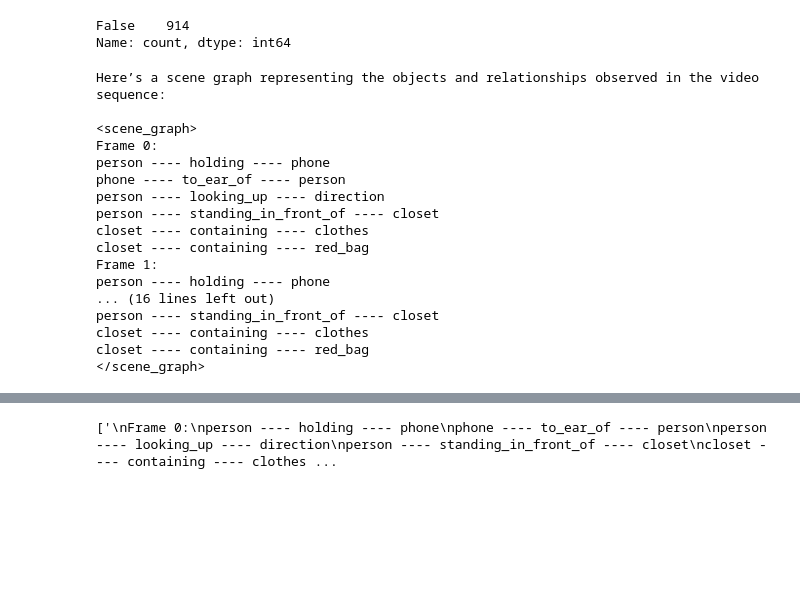
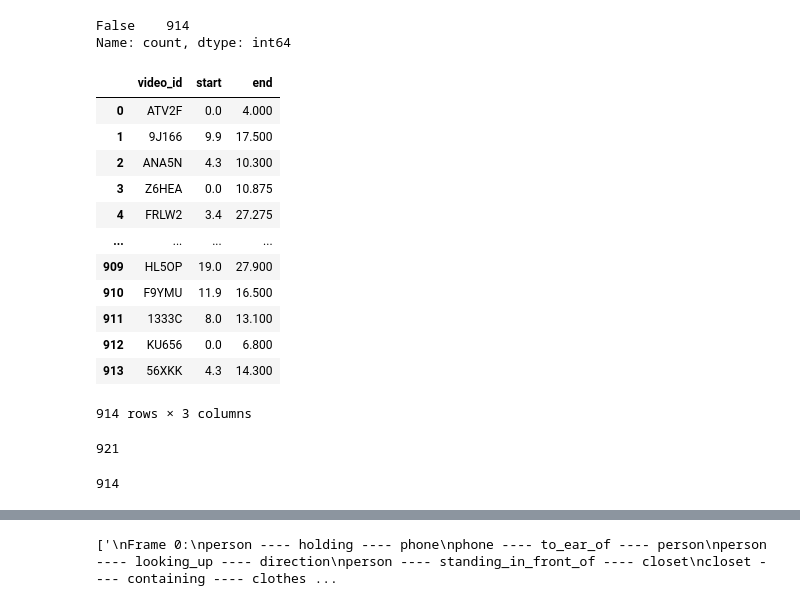
Before and after one commit to FabioLusha/video-neurosymbolic, a Jupyter notebook: star_code/experiments/week_0630a_SGG_batched_1fps.ipynb, the cells around one changed output, grey strips where cells are left out. Saved outputs shown, nothing was run; the diff lists cells and outputs as text; code cells hidden in the pictures; blank space fills up the shorter version.

```diff
--- a/star_code/experiments/week_0630a_SGG_batched_1fps.ipynb
+++ b/star_code/experiments/week_0630a_SGG_batched_1fps.ipynb
@@ -81,23 +81,42 @@ sgg_df[['video_id', 'start', 'end']].duplicated().value_counts()
 # %% [output]
 False    914
 Name: count, dtype: int64
-# %%
-print(sgg_df.iloc[0]['stsg'])
-# %% [output]
-Here’s a scene graph representing the objects and relationships observed in the video sequence:
-
-<scene_graph>
-Frame 0:
-person ---- holding ---- phone
-phone ---- to_ear_of ---- person
-person ---- looking_up ---- direction
-person ---- standing_in_front_of ---- closet
-closet ---- containing ---- clothes
-closet ---- containing ---- red_bag
-Frame 1:
-person ---- holding ---- phone
-... (16 lines left out)
-person ---- standing_in_front_of ---- closet
-closet ---- containing ---- clothes
-closet ---- containing ---- red_bag
-</scene_graph>
+# %%
+sgg_df[['video_id', 'start', 'end']]
+# %% [output]
+|  | video_id | start | end |
+| 0 | ATV2F | 0.0 | 4.000 |
+| 1 | 9J166 | 9.9 | 17.500 |
+| 2 | ANA5N | 4.3 | 10.300 |
+| 3 | Z6HEA | 0.0 | 10.875 |
+| 4 | FRLW2 | 3.4 | 27.275 |
+| ... | ... | ... | ... |
+| 909 | HL5OP | 19.0 | 27.900 |
+| 910 | F9YMU | 11.9 | 16.500 |
+| 911 | 1333C | 8.0 | 13.100 |
+| 912 | KU656 | 0.0 | 6.800 |
+| 913 | 56XKK | 4.3 | 14.300 |
+914 rows × 3 columns
+# %%
+gt_vids = (
+    gt_df
+    .drop_duplicates(subset=['video_id', 'start', 'end'])[['video_id', 'start', 'end']]
+    .astype(str)
+    .agg("_".join, axis=1)
+)
+
+gt_vids = set(gt_vids)
+len(gt_vids)
+# %% [output]
+921
+# %%
+sgg_vids = (
+    sgg_df[['video_id', 'start', 'end']]
+    .astype(str)
+    .agg("_".join, axis=1)
+)
+
+sgg_vids = set(sgg_vids)
+len(sgg_vids)
+# %% [output]
+914
```
Also changed, not shown: parts of 7 cells of this notebook, 10 other files.
